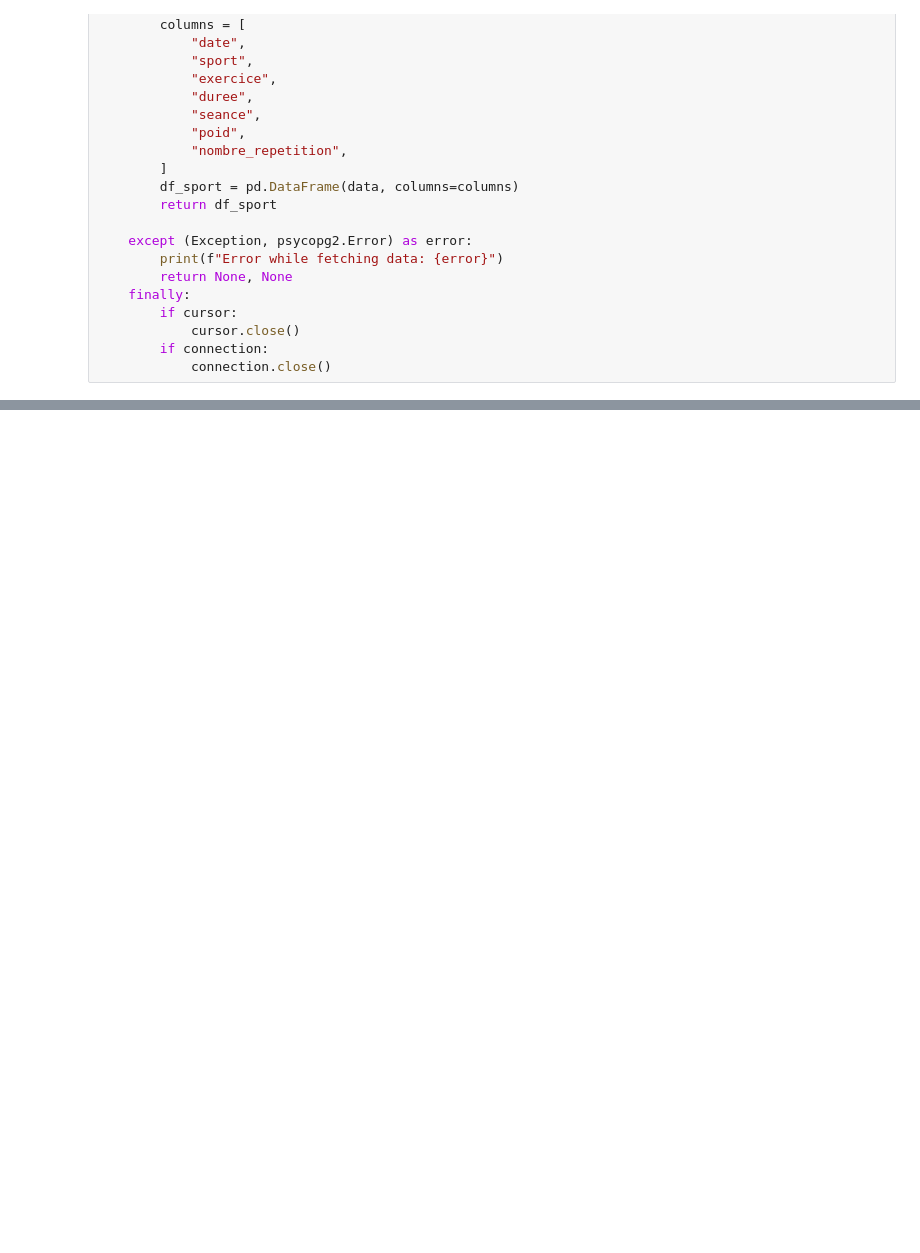
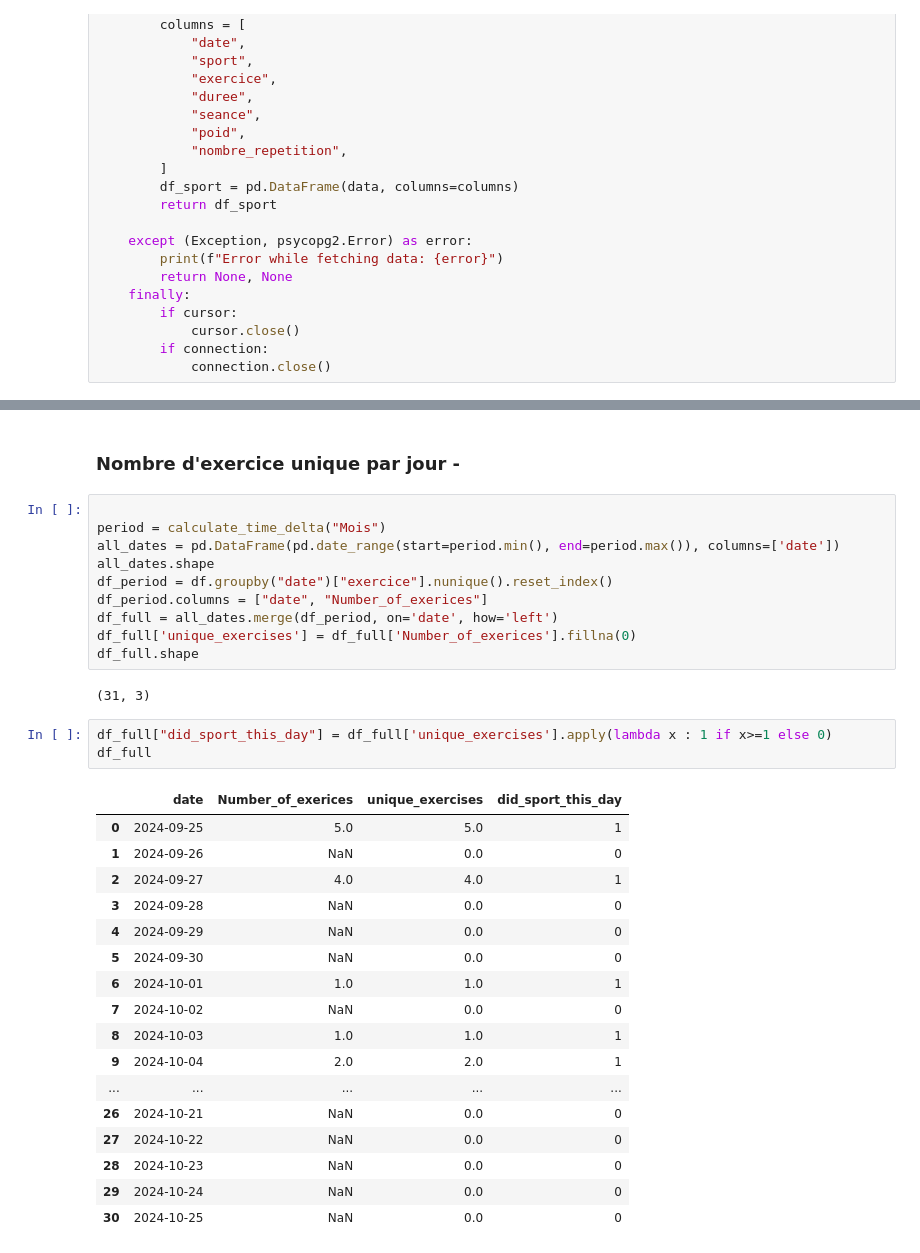
Before and after one commit to louismartindunord/SportMetrics, a Jupyter notebook: notebook/data_visualisation.ipynb, the cells around one changed output, grey strips where cells are left out. Cells and saved outputs as stored; diff of their text form; blank space fills up the shorter version.

```diff
--- a/notebook/data_visualisation.ipynb
+++ b/notebook/data_visualisation.ipynb
@@ -267,0 +147,35 @@ float(poid_portée)
+# %% [markdown]
+### Nombre d'exercice unique par jour -
+# %%
+
+period = calculate_time_delta("Mois")
+all_dates = pd.DataFrame(pd.date_range(start=period.min(), end=period.max()), columns=['date'])
+all_dates.shape
+df_period = df.groupby("date")["exercice"].nunique().reset_index()
+df_period.columns = ["date", "Number_of_exerices"]
+df_full = all_dates.merge(df_period, on='date', how='left')
+df_full['unique_exercises'] = df_full['Number_of_exerices'].fillna(0)
+df_full.shape
+# %% [output]
+(31, 3)
+# %%
+df_full["did_sport_this_day"] = df_full['unique_exercises'].apply(lambda x : 1 if x>=1 else 0)
+df_full
+# %% [output]
+|  | date | Number_of_exerices | unique_exercises | did_sport_this_day |
+| 0 | 2024-09-25 | 5.0 | 5.0 | 1 |
+| 1 | 2024-09-26 | NaN | 0.0 | 0 |
+| 2 | 2024-09-27 | 4.0 | 4.0 | 1 |
+| 3 | 2024-09-28 | NaN | 0.0 | 0 |
+| 4 | 2024-09-29 | NaN | 0.0 | 0 |
+| 5 | 2024-09-30 | NaN | 0.0 | 0 |
+| 6 | 2024-10-01 | 1.0 | 1.0 | 1 |
+| 7 | 2024-10-02 | NaN | 0.0 | 0 |
+| 8 | 2024-10-03 | 1.0 | 1.0 | 1 |
+| 9 | 2024-10-04 | 2.0 | 2.0 | 1 |
+| ... | ... | ... | ... | ... |
+| 26 | 2024-10-21 | NaN | 0.0 | 0 |
+| 27 | 2024-10-22 | NaN | 0.0 | 0 |
+| 28 | 2024-10-23 | NaN | 0.0 | 0 |
+| 29 | 2024-10-24 | NaN | 0.0 | 0 |
+| 30 | 2024-10-25 | NaN | 0.0 | 0 |
```
Also changed, not shown: parts of 39 cells of this notebook, 8 other files.
